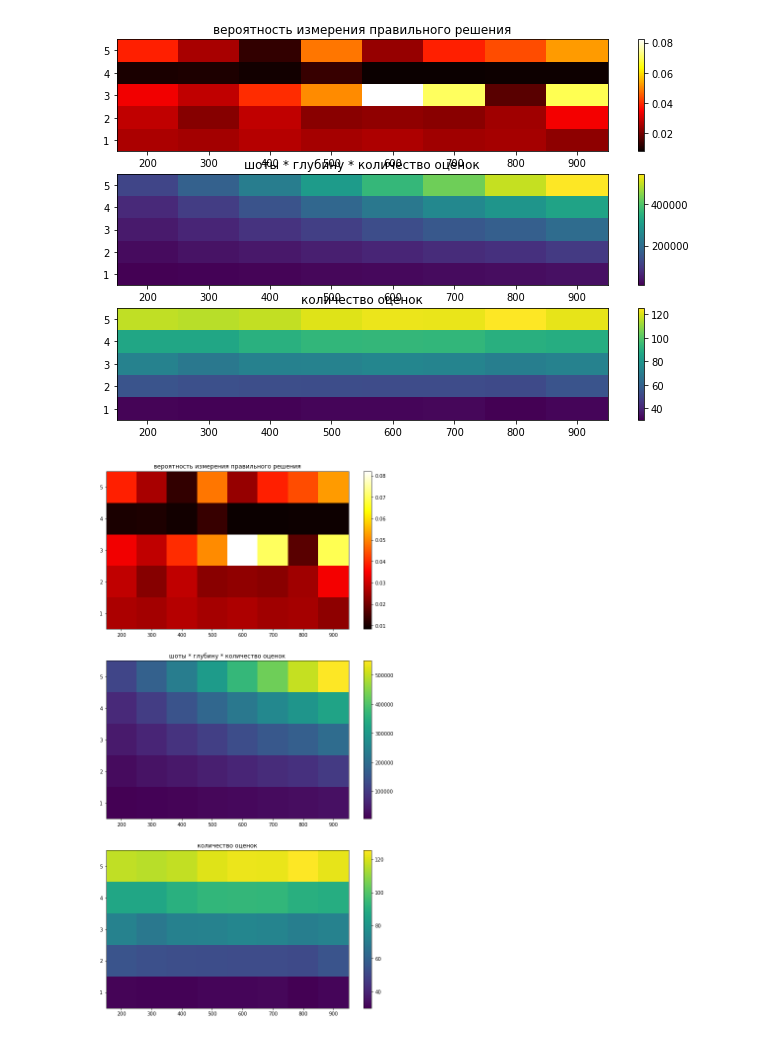
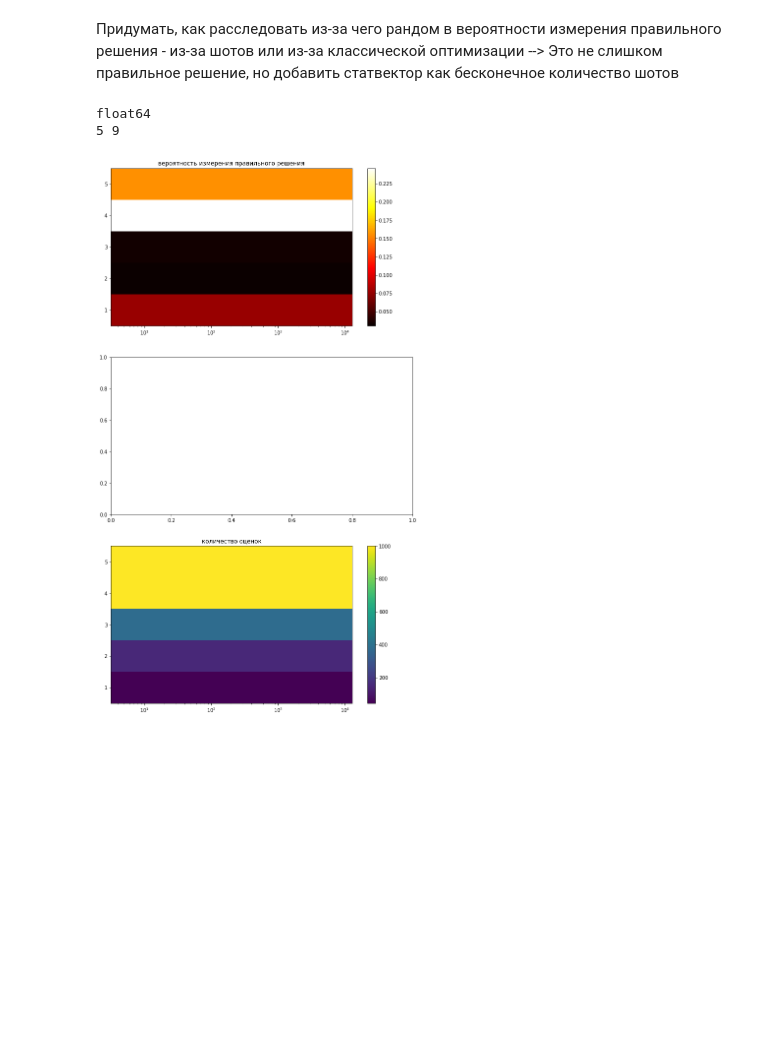
Before and after one commit to zentas/qaoa, a Jupyter notebook: Main2.ipynb, the cells around one changed output. Cells and saved outputs as stored; diff of their text form; code cells hidden in the pictures; blank space fills up the shorter version.

Commit message:
added pic shots p

```diff
--- a/Main2.ipynb
+++ b/Main2.ipynb
@@ -13,7 +27,7 @@ method = ('COBYLA', {'rhobeg': 1.2,
 
 density = 0.4
 
-backend_creator = lambda: Aer.get_backend('qasm_simulator')
+backend_creator = lambda: Aer.get_backend('qasm_simulator', device = 'GPU')
 # %%
 exp_dim = 9
 # %%
@@ -26,69 +171,61 @@ model = experiment.generate_model(dens=density)
+# %% [markdown]
+Придумать, как расследовать из-за чего рандом в вероятности измерения правильного решения - из-за шотов или из-за классической оптимизации --> Это не слишком правильное решение, но добавить статвектор как бесконечное количество шотов
 # %%
-def get_computable_function(experiment, model):
-    def func(shots, p):
-        experiment.p = p
-        experiment.shots = shots
+def get_computable_function_sv(model):
+    def func(p):
+        experiment = expsv.ExperimentStatvec(p = p,
+                            dim=exp_dim,
+                            method=method)
         brute_results = experiment.brute_force(model)
         minval = min(brute_results.values())
         res = [k for k, v in brute_results.items() if v == minval]
-        acc = 0
-        acc2 = 0
-        for i in range(10):
-            solution = experiment.solve(model)
-            theta = solution.x
-            counts, (item, _) = experiment.retrieve_state_distribution(model, theta)
-            acc += sum([counts.get(r, 0) for r in res]) / sum(counts.values())
-            acc2 += solution.nfev
-        return acc / 10,  acc2 / 10 * p * shots, acc2 / 10
+
+        solution = experiment.solve(model)
+        theta = solution.x
+        probs, (item, _) = experiment.retrieve_state_distribution(model, theta)
+        acc = sum([probs.get(r, 0) for r in res]) / sum(probs.values())
+        return acc,  solution.nfev * p, solution.nfev
     return func
 
-func = get_computable_function(experiment, model)
-
-def compute(func, shots_start, shots_total, shots_step, depth_total):
-    shots = range(shots_start, shots_total, shots_step)
+def compute_sv(func, depth_total):
+    shots = np.logspace(0, 0, 1)
     depth = range(1, depth_total)
 
     shots, depth = np.meshgrid(shots, depth)
 
     F = np.array([
-        [func(s_e, p_e) for (s_e, p_e) in zip(s, p)]
+        [func(*arg) for arg in zip(s, p)]
          for s, p in zip(shots, depth)
     ])
     return shots, depth, F
 
-s, p, f = compute(func, 200, 999, 100, 6)
-fig, axs = plt.subplots(3, 1)
-c = axs[0].pcolormesh(s, p, [[fff[0] for fff in ff] for ff in f], cmap='hot')
+func = get_computable_function_sv(model)
+
+s_sv, p_sv, f_sv = compute_sv(func, 1, 4, 9, 6)
+
+fff = [[fff[0] for fff in ff] for ff in f_sv]
+c = axs[0].pcolormesh(s_sv, p, fff, cmap='hot')
 fig.colorbar(c, ax=axs[0])
 axs[0].set_title('вероятность измерения правильного решения')
+axs[0].set_xscale('log')
+print(len(fff), len(fff[0]))
+# for i in range(len(fff)):
+#     for j in range(len(fff[0])):
+#         axs[0].text(i, j, fff[i][j], ha="center", va="center", color="b")
 
-c = axs[1].pcolormesh(s, p, [[fff[1] for fff in ff] for ff in f])
-fig.colorbar(c, ax=axs[1])
-axs[1].set_title('шоты * глубину * количество оценок')
+# c = axs[1].pcolormesh(s, p, [[fff[1] for fff in ff] for ff in f])
+# fig.colorbar(c, ax=axs[1])
+# axs[1].set_title('шоты * глубину * количество оценок')
+# axs[1].set_xscale('log')
 
 c = axs[2].pcolormesh(s, p, [[fff[2] for fff in ff] for ff in f])
 fig.colorbar(c, ax=axs[2])
 axs[2].set_title('количество оценок')
+axs[2].set_xscale('log')
 
 fig.set_size_inches(11, 20, forward=True)
 plt.show()
 # %% [output]
+float64
+5 9
-[figure, old version]
+[figure, new version]
-# %%
-
-fig, axs = plt.subplots(3, 1)
-c = axs[0].pcolormesh(s, p, [[fff[0] for fff in ff] for ff in f], cmap='hot')
-fig.colorbar(c, ax=axs[0])
-axs[0].set_title('вероятность измерения правильного решения')
-
-c = axs[1].pcolormesh(s, p, [[fff[1] for fff in ff] for ff in f])
-fig.colorbar(c, ax=axs[1])
-axs[1].set_title('шоты * глубину * количество оценок')
-
-c = axs[2].pcolormesh(s, p, [[fff[2] for fff in ff] for ff in f])
-fig.colorbar(c, ax=axs[2])
-axs[2].set_title('количество оценок')
-fig.set_size_inches(11, 20, forward=True)
-plt.show()
-# %% [output]
-[figure, removed]
```
Also changed, not shown: parts of 12 cells of this notebook, 1 other file.
